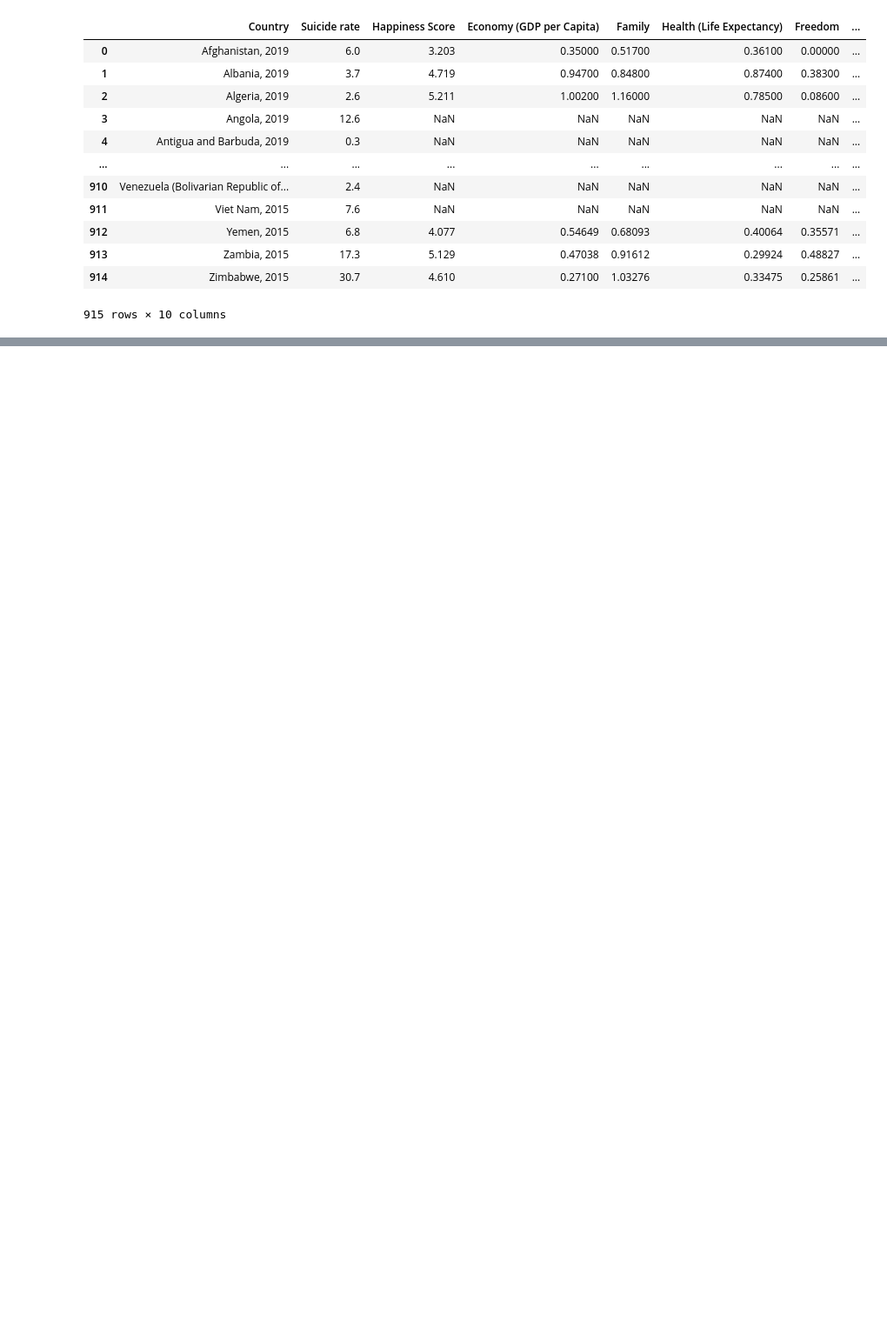
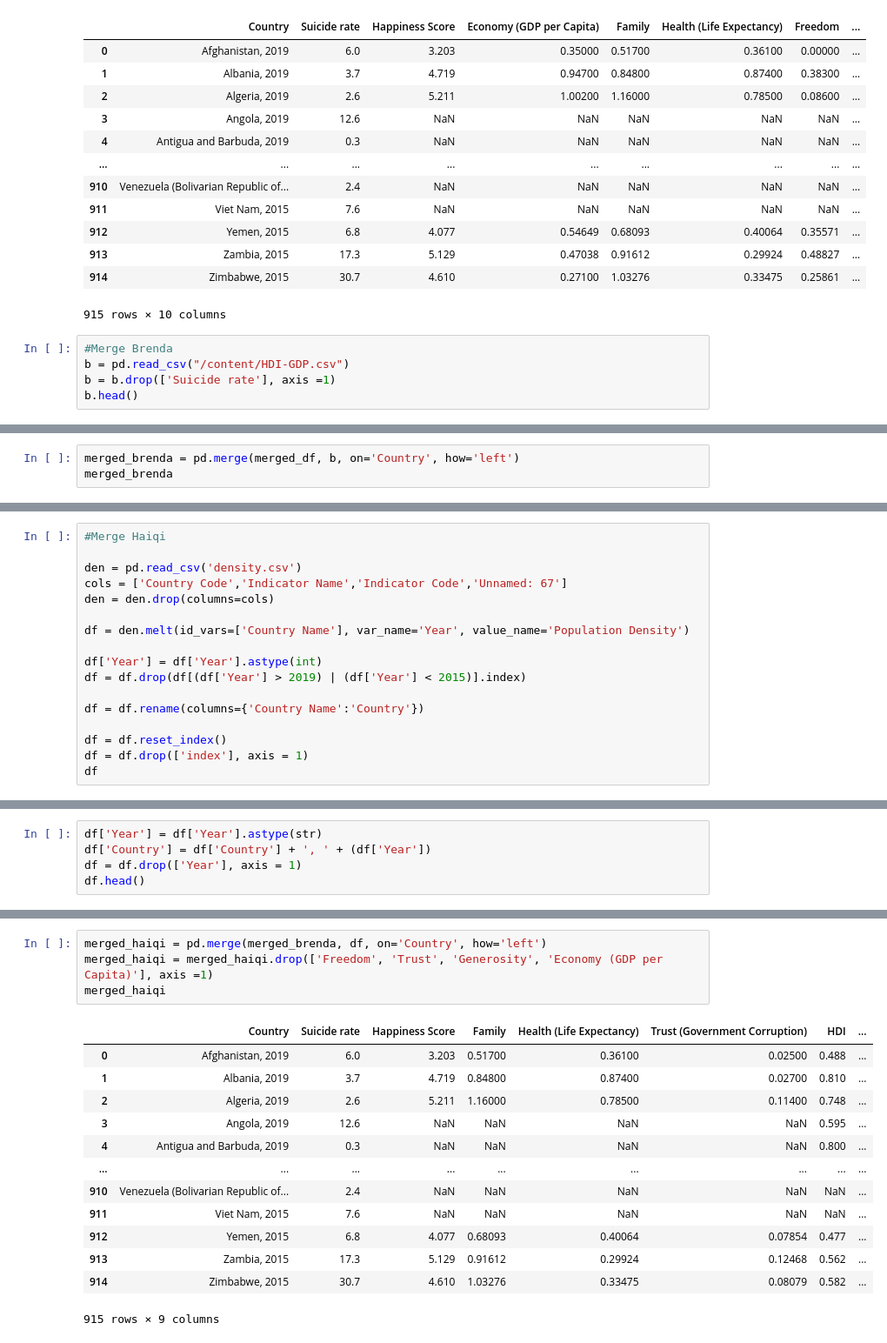
Before and after one commit to Rain1618/Global-Health-Hack, a Jupyter notebook: Data_prep_(raina).ipynb, the cells around one changed output, grey strips where cells are left out. Shown at 87% size. Drawn from its saved outputs; the diff is of its cells as text; blank space fills up the shorter version.

```diff
--- a/Data_prep_(raina).ipynb
+++ b/Data_prep_(raina).ipynb
@@ -79,3 +79,8 @@ merged_df
 | 913 | Zambia, 2015 | 17.3 | 5.129 | 0.47038 | 0.91612 | 0.29924 | 0.48827 | ... |
 | 914 | Zimbabwe, 2015 | 30.7 | 4.610 | 0.27100 | 1.03276 | 0.33475 | 0.25861 | ... |
 915 rows × 10 columns
+# %%
+#Merge Brenda
+b = pd.read_csv("/content/HDI-GDP.csv")
+b = b.drop(['Suicide rate'], axis =1)
+b.head()
@@ -81,0 +94,3 @@ merged_df
+# %%
+merged_brenda = pd.merge(merged_df, b, on='Country', how='left')
+merged_brenda
@@ -81,0 +111,17 @@ merged_df
+# %%
+#Merge Haiqi
+
+den = pd.read_csv('density.csv')
+cols = ['Country Code','Indicator Name','Indicator Code','Unnamed: 67']
+den = den.drop(columns=cols)
+
+df = den.melt(id_vars=['Country Name'], var_name='Year', value_name='Population Density')
+
+df['Year'] = df['Year'].astype(int)
+df = df.drop(df[(df['Year'] > 2019) | (df['Year'] < 2015)].index)
+
+df = df.rename(columns={'Country Name':'Country'})
+
+df = df.reset_index()
+df = df.drop(['index'], axis = 1)
+df
@@ -81,0 +142,5 @@ merged_df
+# %%
+df['Year'] = df['Year'].astype(str)
+df['Country'] = df['Country'] + ', ' + (df['Year'])
+df = df.drop(['Year'], axis = 1)
+df.head()
@@ -81,0 +154,18 @@ merged_df
+# %%
+merged_haiqi = pd.merge(merged_brenda, df, on='Country', how='left')
+merged_haiqi = merged_haiqi.drop(['Freedom', 'Trust', 'Generosity', 'Economy (GDP per Capita)'], axis =1)
+merged_haiqi
+# %% [output]
+|  | Country | Suicide rate | Happiness Score | Family | Health (Life Expectancy) | Trust (Government Corruption) | HDI | ... |
+| 0 | Afghanistan, 2019 | 6.0 | 3.203 | 0.51700 | 0.36100 | 0.02500 | 0.488 | ... |
+| 1 | Albania, 2019 | 3.7 | 4.719 | 0.84800 | 0.87400 | 0.02700 | 0.810 | ... |
+| 2 | Algeria, 2019 | 2.6 | 5.211 | 1.16000 | 0.78500 | 0.11400 | 0.748 | ... |
+| 3 | Angola, 2019 | 12.6 | NaN | NaN | NaN | NaN | 0.595 | ... |
+| 4 | Antigua and Barbuda, 2019 | 0.3 | NaN | NaN | NaN | NaN | 0.800 | ... |
+| ... | ... | ... | ... | ... | ... | ... | ... | ... |
+| 910 | Venezuela (Bolivarian Republic of... | 2.4 | NaN | NaN | NaN | NaN | NaN | ... |
+| 911 | Viet Nam, 2015 | 7.6 | NaN | NaN | NaN | NaN | NaN | ... |
+| 912 | Yemen, 2015 | 6.8 | 4.077 | 0.68093 | 0.40064 | 0.07854 | 0.477 | ... |
+| 913 | Zambia, 2015 | 17.3 | 5.129 | 0.91612 | 0.29924 | 0.12468 | 0.562 | ... |
+| 914 | Zimbabwe, 2015 | 30.7 | 4.610 | 1.03276 | 0.33475 | 0.08079 | 0.582 | ... |
+915 rows × 9 columns
```
Also changed, not shown: parts of 8 cells of this notebook.
